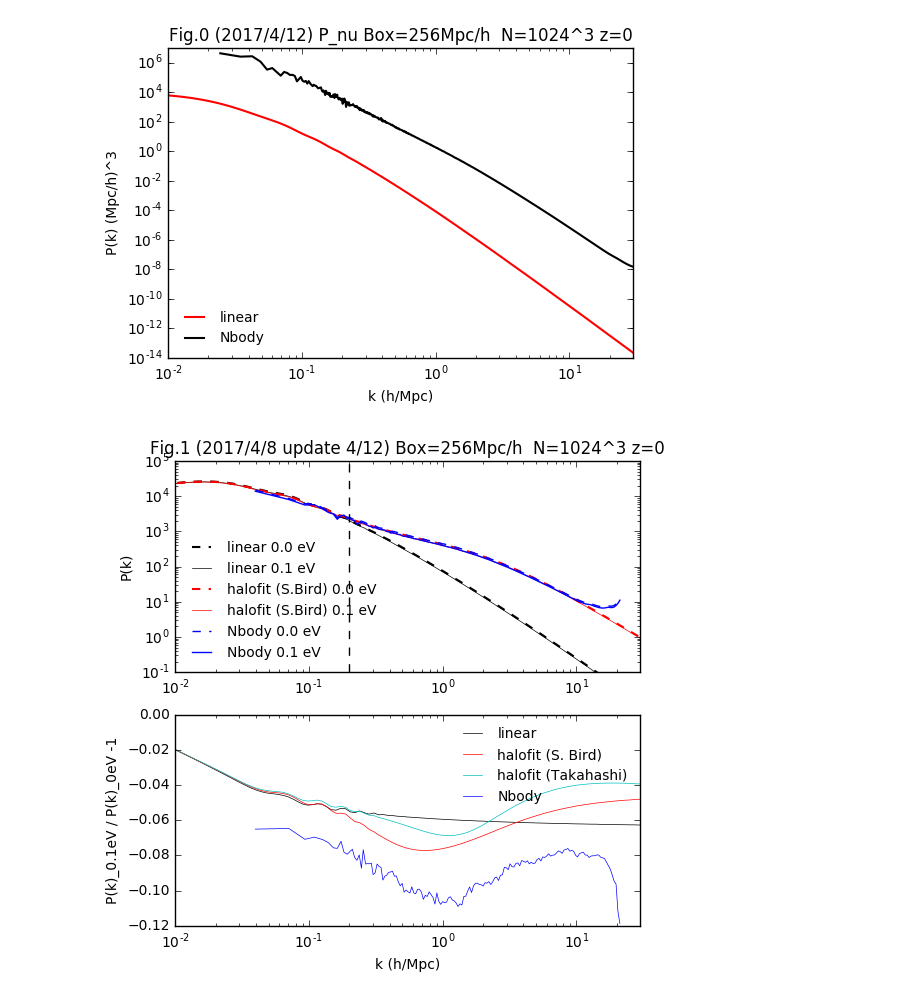
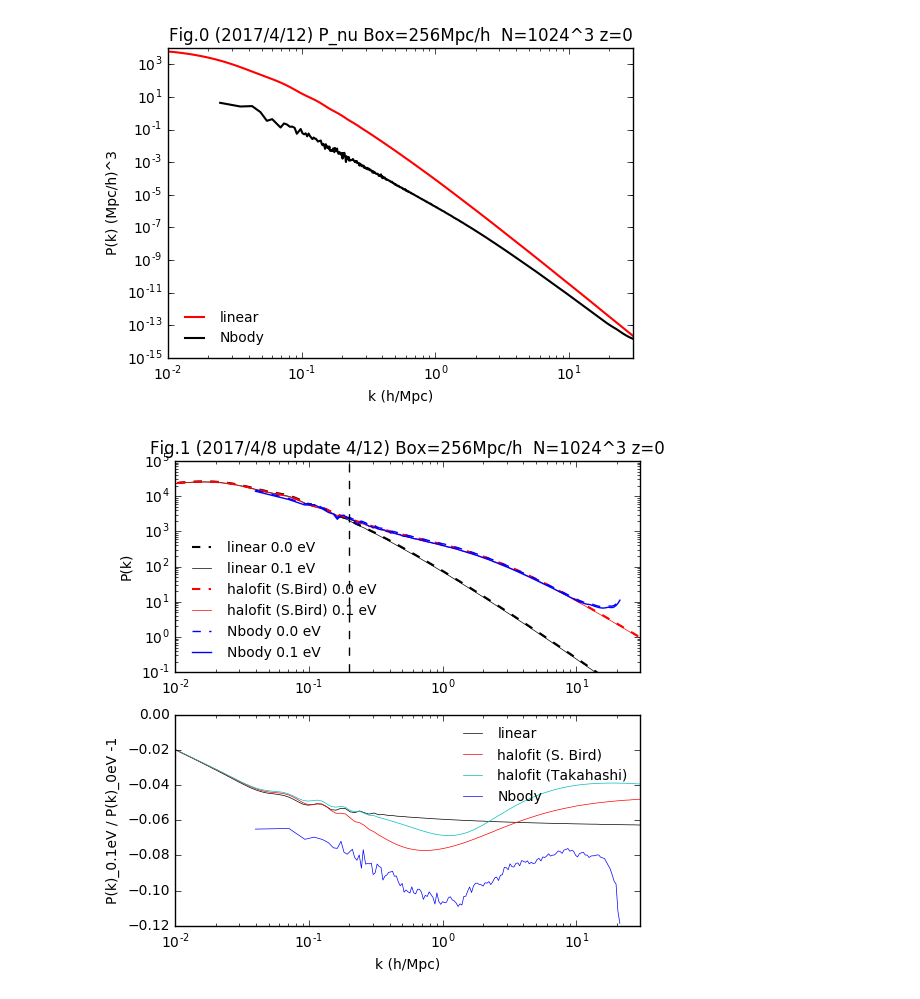
Before and after one commit to liuxx479/neutrino-batch, a Jupyter notebook: plot-matterps.ipynb, the cells around one changed output. Cells and saved outputs as stored; diff of their text form; code cells hidden in the pictures.

```diff
--- a/plot-matterps.ipynb
+++ b/plot-matterps.ipynb
@@ -73,21 +73,21 @@ Pgadget_bined = ((omnu*Pnu_interp**0.5+omc*Pgadget_bined**0.5)/0.3)**2
 # %%
 f=figure(figsize=(6,4))
 ax=f.add_subplot(111)
 
 ax.plot(k_arr, ratio_nu*Pcamb_interp, 'r-',lw=1.5,label='linear')
-ax.plot(knu*1e3, Pnu*1e-3, 'k-',lw=1.5,label='Nbody')
+ax.plot(knu*1e3, Pnu*1e-9, 'k-',lw=1.5,label='Nbody')
 
 ax.set_xlabel('k (h/Mpc)')
 ax.set_ylabel('P(k) (Mpc/h)^3')
 ax.set_xscale('log')
 ax.set_yscale('log')
 ax.set_xlim(1e-2, 30)
 #ax.set_ylim(0.1, 1e5)
 ax.set_title('Fig.0 (2017/4/12) P_nu Box=256Mpc/h  N=1024^3 z=0')
 ax.legend(frameon=0,loc=3,fontsize=10)
 show()
 # %% [output]
-[figure, old version]
+[figure, new version]
 # %%
 f=figure(figsize=(6,6))
 ax=f.add_subplot(211)
```
